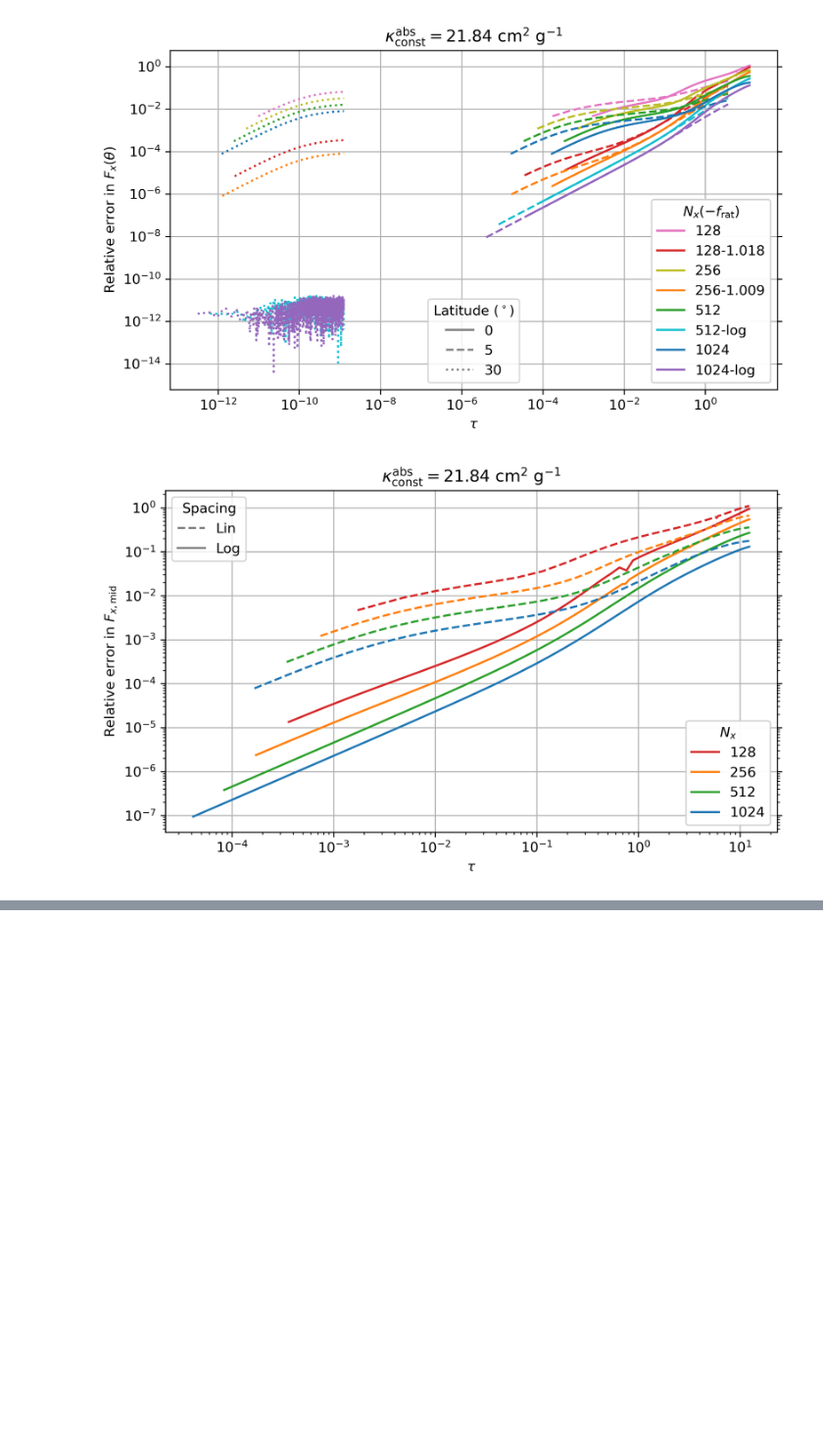
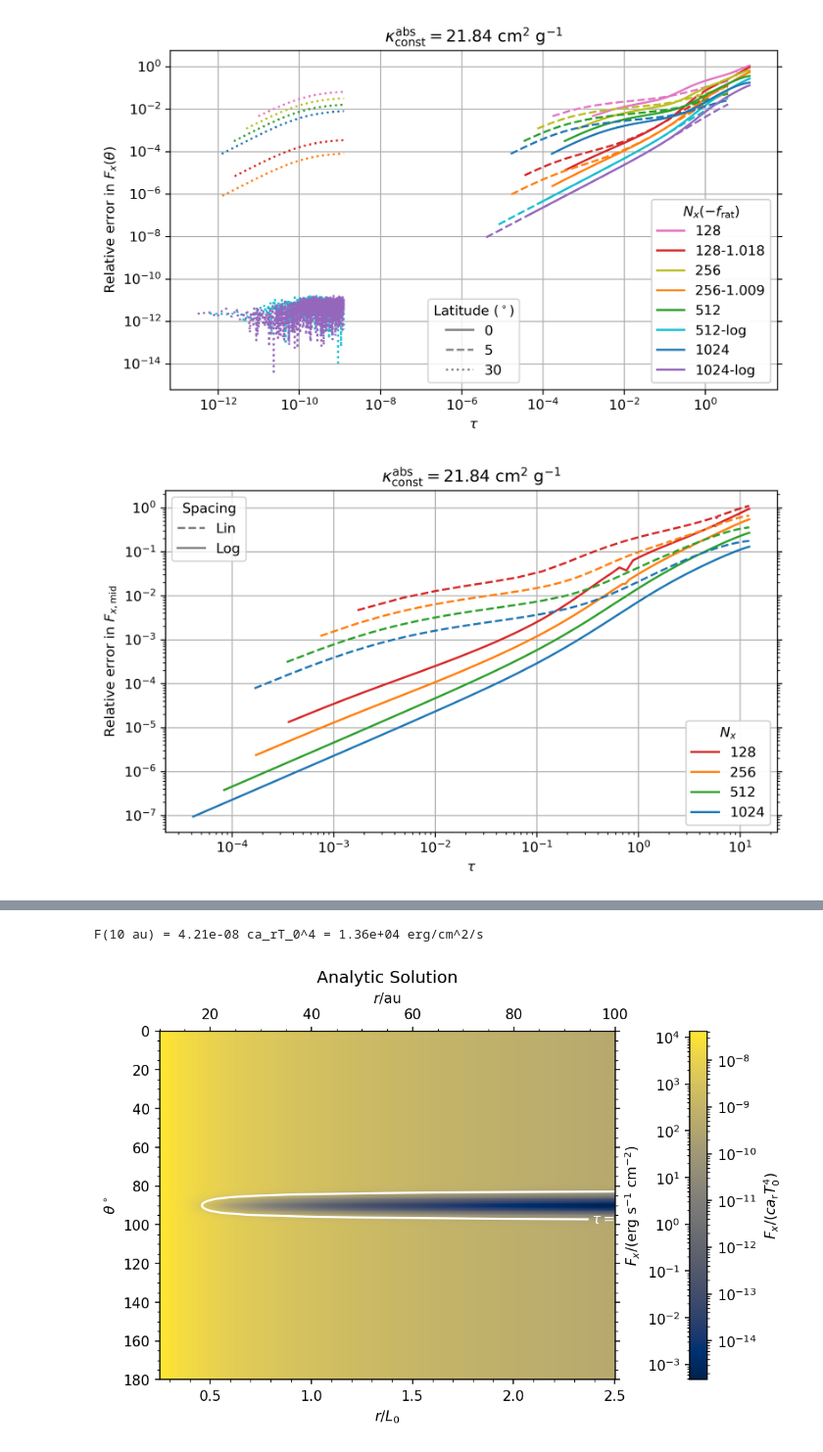
Before and after one commit to sabaronett/rad-hydro, a Jupyter notebook: athena/dev/yanfeij/const_opac-no_heat/ConstOpacNoHeat.ipynb, the cells around one changed output, grey strips where cells are left out. Shown at 98% size. Cells and saved outputs as stored; diff of their text form; code cells hidden in the pictures; blank space fills up the shorter version.

```diff
--- a/athena/dev/yanfeij/const_opac-no_heat/ConstOpacNoHeat.ipynb
+++ b/athena/dev/yanfeij/const_opac-no_heat/ConstOpacNoHeat.ipynb
@@ -724,7 +728,7 @@ for i, run in enumerate(runs):
   dtheta = (athinput['mesh']['x2max'] - athinput['mesh']['x2min'])\
            /athinput['mesh']['nx2']
   athdf = athena_read.athdf(f'{path}/athdf/{problem_id}.out1.00001.athdf')
-  dtau = dtau = athdf['Sigma_a_0'][0]*np.diff(athdf['x1f'])
+  dtau = athdf['Sigma_a_0'][0]*np.diff(athdf['x1f'])
   tau = np.cumsum(dtau, axis=1)
   Fx_theo = np.power(T, 4)*np.power(R/athdf['x1v'], 2)/4*(np.exp(-tau))
   Fx = np.zeros_like(Fx_theo)
@@ -765,0 +993,46 @@ ax.tick_params(axis='both', which='both', right=True)
+# %%
+#===============================================================================
+import numpy as np
+import matplotlib.colors as colors
+import matplotlib.pyplot as plt
+
+def fmt(x):
+  return rf'$\tau={x:.0f}$'
+
+dtau = rho_field_theo*kappa_a*np.diff(x1f)
+# dtau = rho_field_theo*kappa_a*((x1f[1:]**3 - x1f[:-1]**3)/3)\
+#        /(((x1f[1:]**2 + x1f[:-1]**2)/2))
+tau_field_theo = np.cumsum(dtau, axis=1)
+Fx_field_theo2 = np.power(T, 4)*np.power(R/x1v, 2)/4*(np.exp(-tau_field_theo))
+
+# Plot and format
+fig, ax = plt.subplots(figsize=(8, 4.5), dpi=150)
+im = ax.pcolormesh(x1v, x2v*rad2deg, Fx_field_theo2, cmap='cividis',
+                   norm=colors.LogNorm())
+
+# Format secondary (colorbar) scales in cgs
+def F2cgs(F):
+  return F*c_speed*arad*T_unit**4 # arad = 4 * sigma/c
+
+ax_r = ax.secondary_xaxis('top', functions=(r2au, r2au))
+cbar_F = plt.colorbar(im, label='$F_x/(ca_\mathrm{r}T_0^4)$', pad=0.12)
+cbar_F_cgs = cbar_F.ax.secondary_yaxis('left', functions=(F2cgs, F2cgs))
+ax_r.minorticks_on()
+ax_r.set(xlabel=r'$r$/au')
+cbar_F_cgs.set(ylabel=r'$F_x$/(erg s$^{-1}$ cm$^{-2}$)')
+
+# Sanity check
+print(f'F(10 au) = {Fx_field_theo2[0][0]:.2e} ca_rT_0^4 = '\
+      + f'{F2cgs(Fx_field_theo2[0][0]):.2e} erg/cm^2/s')
+
+# Format subplots
+CS = ax.contour(x1v, x2v*rad2deg, tau_field_theo, [1, 1e4],
+                colors=['white', 'white'])
+ax.clabel(CS, CS.levels, fmt=fmt)
+ax.invert_yaxis()
+ax.minorticks_on()
+ax.set(title='Analytic Solution', xlabel='$r/L_0$', ylabel=r'$\theta^\circ$')
+ax.tick_params(axis='y', which='both', right=True)
+# %% [output]
+F(10 au) = 4.21e-08 ca_rT_0^4 = 1.36e+04 erg/cm^2/s
+[figure, added]
```
Also changed, not shown: parts of 10 cells of this notebook.
